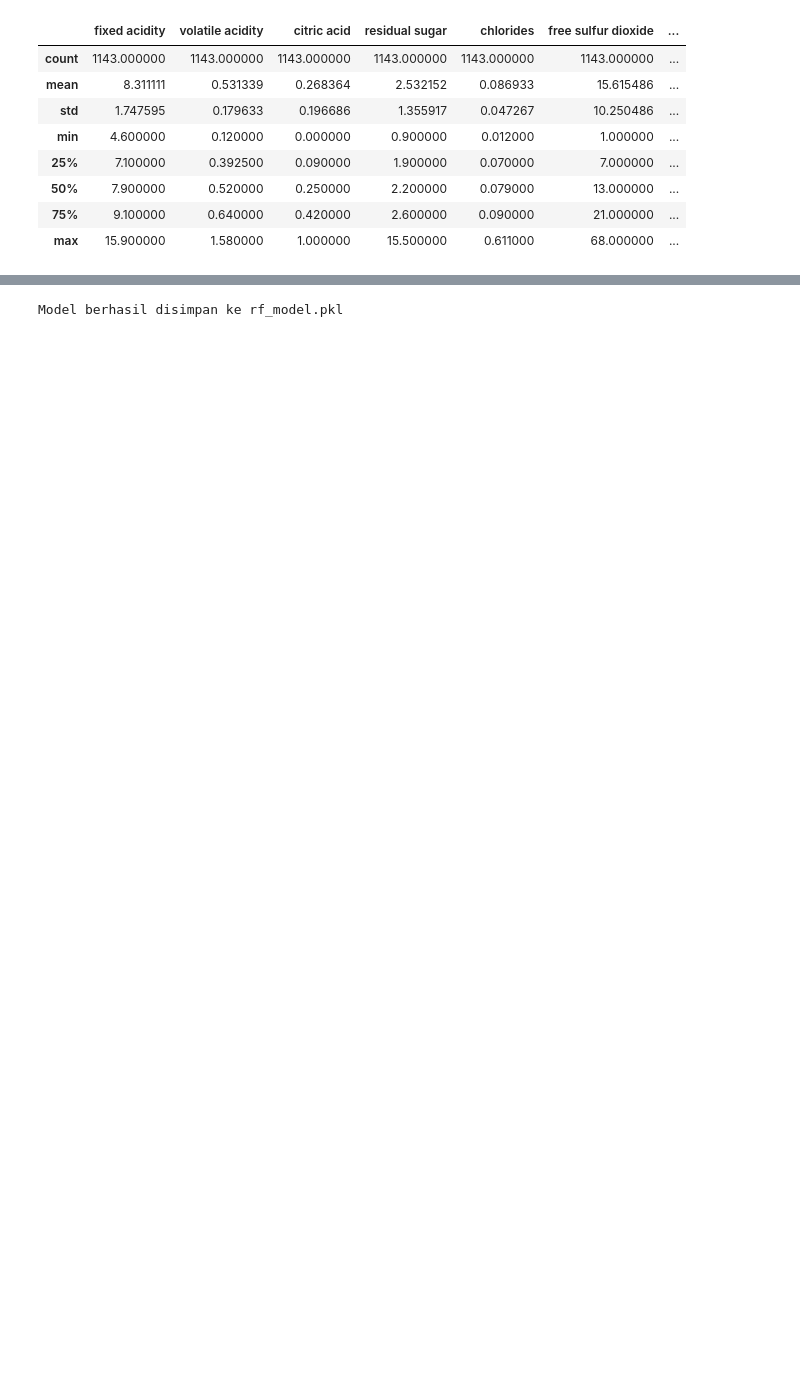
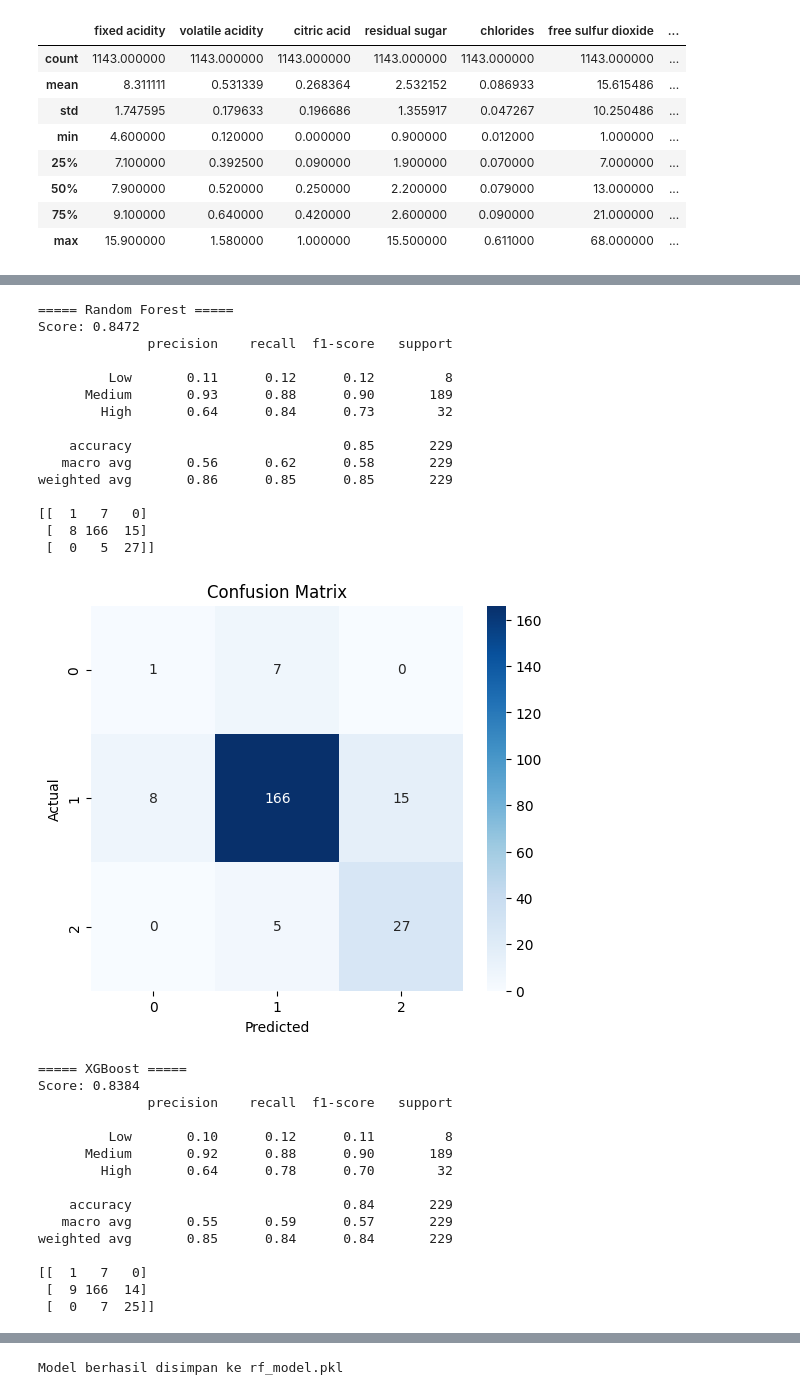
Before and after one commit to atifa1110/Wine-Quality, a Jupyter notebook: Predictive_Analytics_Wine.ipynb, the cells around one changed output, grey strips where cells are left out. Drawn from its saved outputs; the diff is of its cells as text; code cells hidden in the pictures; blank space fills up the shorter version.

```diff
--- a/Predictive_Analytics_Wine.ipynb
+++ b/Predictive_Analytics_Wine.ipynb
@@ -590,0 +438,3 @@ weighted avg       0.79      0.79      0.79       229
+# %%
+# Drop kolom 'id' dari dataframe
+clean_df = clean_df.drop('Id', axis=1)
@@ -590,0 +453,4 @@ weighted avg       0.79      0.79      0.79       229
+# %%
+# Misal clean_df masih punya kolom 'quality'
+X = clean_df.drop(['quality'], axis=1)
+y = clean_df['quality']
@@ -590,0 +503,5 @@ weighted avg       0.79      0.79      0.79       229
+# %%
+# Scaling
+scaler = RobustScaler()
+X_train_scaled = scaler.fit_transform(X_resample)
+X_test_scaled = scaler.transform(X_test)
@@ -590,0 +511,68 @@ weighted avg       0.79      0.79      0.79       229
+# %%
+# Model
+models = {
+    "Random Forest": RandomForestClassifier(random_state=42, n_estimators=100),
+    "XGBoost": XGBClassifier(eval_metric='mlogloss', random_state=42),
+    "SVM": SVC(C=1.0, kernel="rbf", gamma="scale"),
+    "KNN": KNeighborsClassifier(n_neighbors=5)
+}
+# %%
+label_map = {0: 'Low', 1: 'Medium', 2: 'High'}
+accuracy_scores = {}
+
+# Fungsi evaluasi
+def evaluate_model(model, name, X_train, y_train, X_test, y_test):
+    model.fit(X_train, y_train)
+    y_pred = model.predict(X_test)
+    score = accuracy_score(y_test, y_pred)
+    accuracy_scores[name] = score
+    print(f"Score: {score:.4f}")
+    print(classification_report(y_test, y_pred,target_names=label_map.values()))
+    print(confusion_matrix(y_test, y_pred))
+
+    # Confusion matrix
+    cm = confusion_matrix(y_test, y_pred)
+    plt.figure(figsize=(6,5))
+    sns.heatmap(cm, annot=True, fmt='d', cmap='Blues')
+    plt.xlabel('Predicted')
+    plt.ylabel('Actual')
+    plt.title('Confusion Matrix')
+    plt.show()
+
+# Loop evaluasi
+for name, model in models.items():
+    print(f"===== {name} =====")
+    evaluate_model(model, name, X_train_scaled, y_resample, X_test_scaled, y_test)
+    print("\n")
+# %% [output]
+===== Random Forest =====
+Score: 0.8472
+              precision    recall  f1-score   support
+
+         Low       0.11      0.12      0.12         8
+      Medium       0.93      0.88      0.90       189
+        High       0.64      0.84      0.73        32
+
+    accuracy                           0.85       229
+   macro avg       0.56      0.62      0.58       229
+weighted avg       0.86      0.85      0.85       229
+
+[[  1   7   0]
+ [  8 166  15]
+ [  0   5  27]]
+[figure, added]
+===== XGBoost =====
+Score: 0.8384
+              precision    recall  f1-score   support
+
+         Low       0.10      0.12      0.11         8
+      Medium       0.92      0.88      0.90       189
+        High       0.64      0.78      0.70        32
+
+    accuracy                           0.84       229
+   macro avg       0.55      0.59      0.57       229
+weighted avg       0.85      0.84      0.84       229
+
+[[  1   7   0]
+ [  9 166  14]
+ [  0   7  25]]
```
Also changed, not shown: parts of 101 cells of this notebook, 8 other files.
